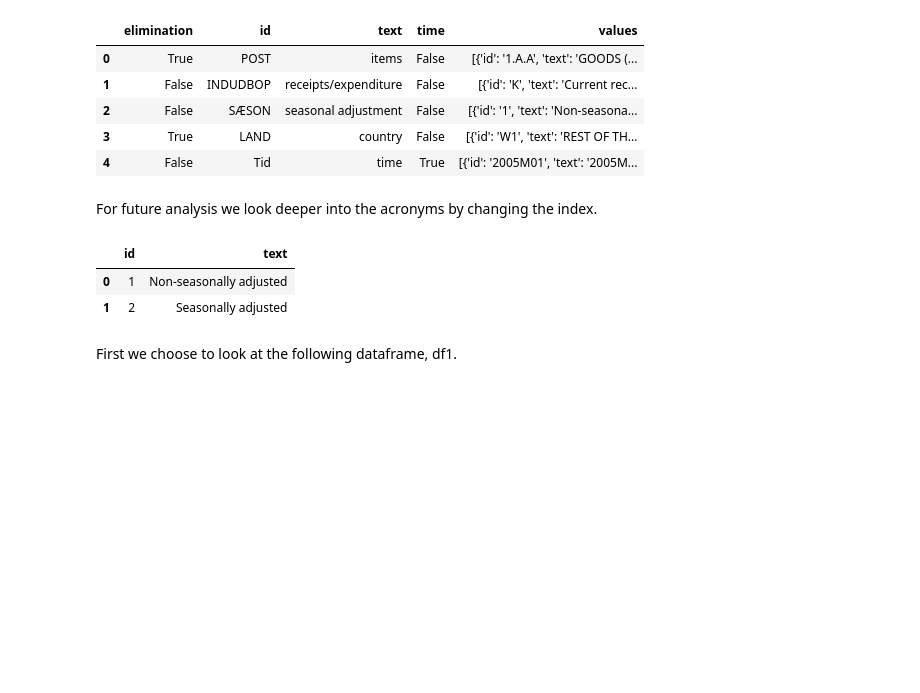
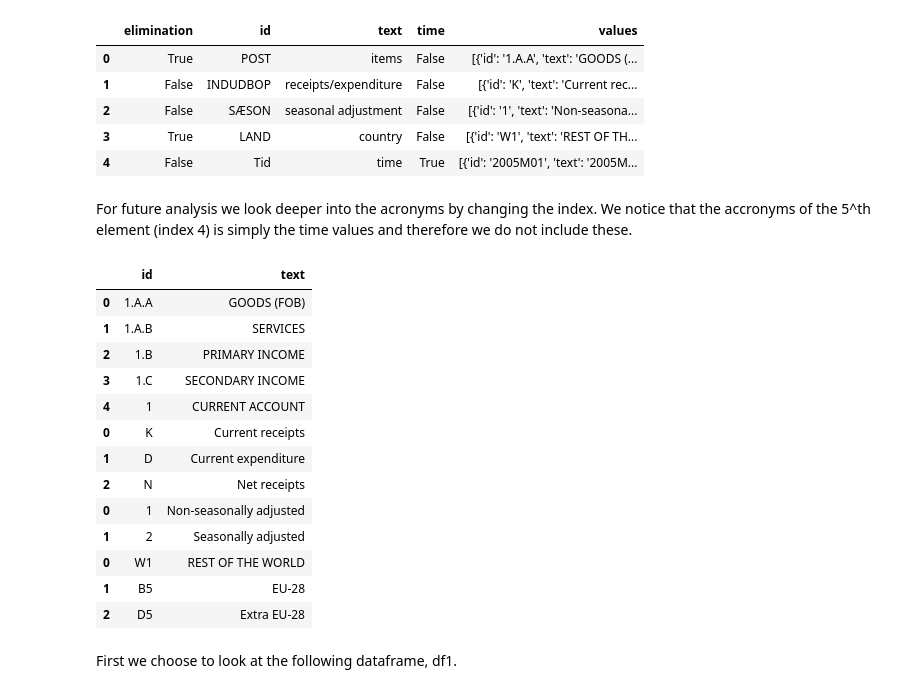
Before and after one commit to NumEconCopenhagen/projects-2019-msc, a Jupyter notebook: dataproject/Data Analysis Project.ipynb, the cells around one changed output. Saved outputs shown, nothing was run; the diff lists cells and outputs as text; code cells hidden in the pictures; blank space fills up the shorter version.

```diff
--- a/dataproject/Data Analysis Project.ipynb
+++ b/dataproject/Data Analysis Project.ipynb
@@ -44,14 +44,27 @@ Var[:]
 | 3 | True | LAND | country | False | [{'id': 'W1', 'text': 'REST OF TH... |
 | 4 | False | Tid | time | True | [{'id': '2005M01', 'text': '2005M... |
 # %% [markdown]
-For future analysis we look deeper into the acronyms by changing the index.
+For future analysis we look deeper into the acronyms by changing the index. We notice that the accronyms of the 5^th element (index 4) is simply the time values and therefore we do not include these.
-# %%
-Var2 = pd.DataFrame(Var['values'][2])
-Var2
-# %% [output]
-|  | id | text |
-| 0 | 1 | Non-seasonally adjusted |
-| 1 | 2 | Seasonally adjusted |
+# %%
+Var0 = pd.DataFrame(Var['values'][0])
+for i in range(1,4):
+    Var0 = Var0.append(Var['values'][i])
+Var0
+# %% [output]
+|  | id | text |
+| 0 | 1.A.A | GOODS (FOB) |
+| 1 | 1.A.B | SERVICES |
+| 2 | 1.B | PRIMARY INCOME |
+| 3 | 1.C | SECONDARY INCOME |
+| 4 | 1 | CURRENT ACCOUNT |
+| 0 | K | Current receipts |
+| 1 | D | Current expenditure |
+| 2 | N | Net receipts |
+| 0 | 1 | Non-seasonally adjusted |
+| 1 | 2 | Seasonally adjusted |
+| 0 | W1 | REST OF THE WORLD |
+| 1 | B5 | EU-28 |
+| 2 | D5 | Extra EU-28 |
 # %% [markdown]
 First we choose to look at the following dataframe, df1.
 # %%
```
Also changed, not shown: parts of 2 cells of this notebook.
